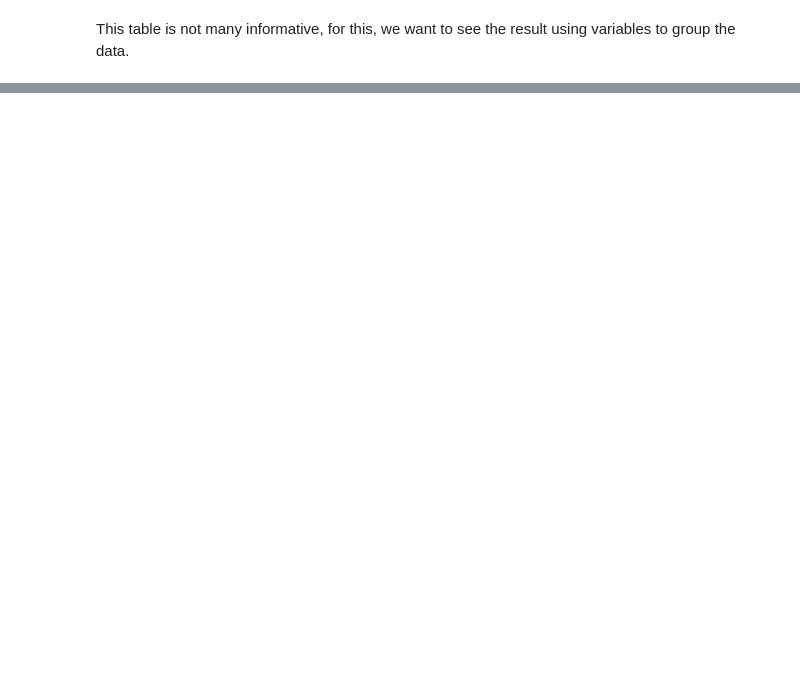
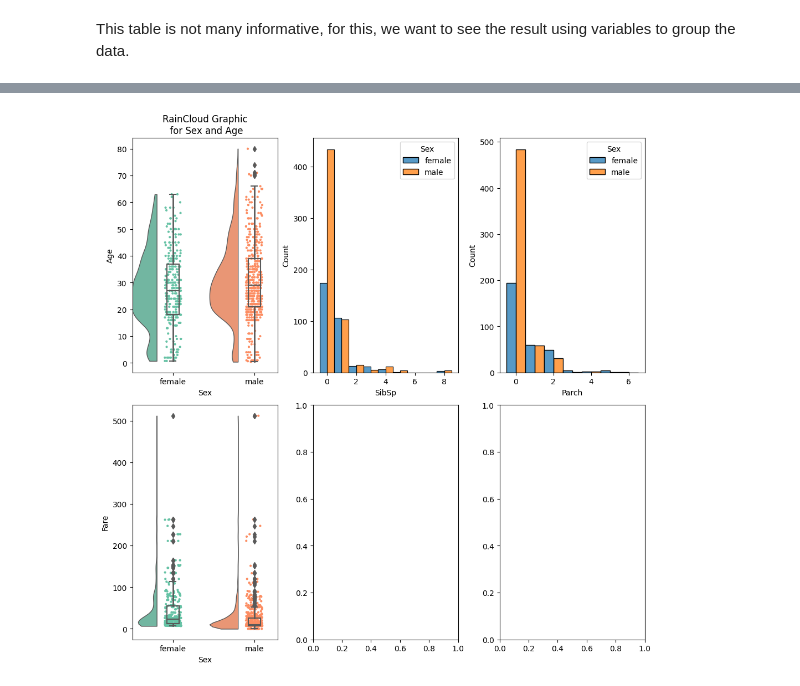
Before and after one commit to daagonzalezsa/Titanic_Competition_Kaggle, a Jupyter notebook: Code_Competition.ipynb, the cells around one changed output, grey strips where cells are left out. Saved outputs shown, nothing was run; the diff lists cells and outputs as text; code cells hidden in the pictures; blank space fills up the shorter version.

Commit message:
Create a descriptive graphic to Sex Variable
Create a multiple plot to see the different variables
with the sex variable

```diff
--- a/Code_Competition.ipynb
+++ b/Code_Competition.ipynb
@@ -111,0 +132,42 @@ def descriptive_cross(var, dataframe):
+# %%
+fig = plt.figure(layout="constrained", figsize=(10, 10))
+ax_dict = fig.subplot_mosaic([
+    ["A","B", "C"],
+    ["D", "E", "F"]])
+
+pt.RainCloud(
+    data=train,
+    x = "Sex",
+    y = "Age",
+    ax = ax_dict['A']
+)
+
+sns.histplot(
+    data=train,
+    x = "SibSp",
+    hue="Sex",
+    multiple = "dodge",
+    discrete=True,
+    ax=ax_dict["B"]
+)
+
+sns.histplot(
+    data=train,
+    x = "Parch",
+    hue="Sex",
+    multiple = "dodge",
+    discrete=True,
+    ax=ax_dict["C"]
+)
+
+pt.RainCloud(
+    data=train,
+    x = "Sex",
+    y = "Fare",
+    ax = ax_dict['D']
+)
+
+ax_dict['A'].set_title("RainCloud Graphic\n for Sex and Age")
+plt.show()
+# %% [output]
+[figure, added]
```
Also changed, not shown: parts of 5 cells of this notebook.
